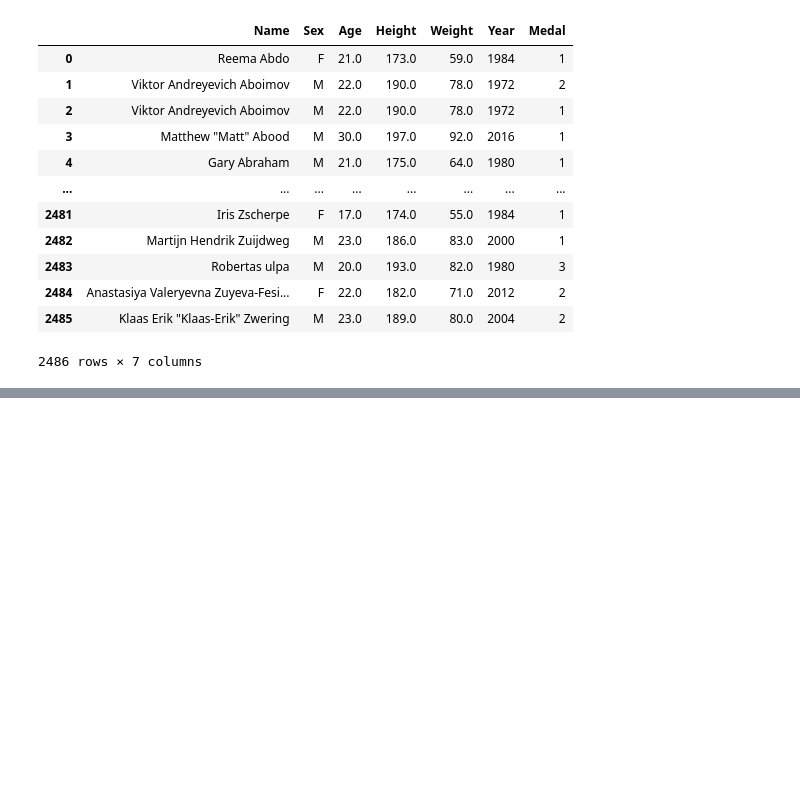
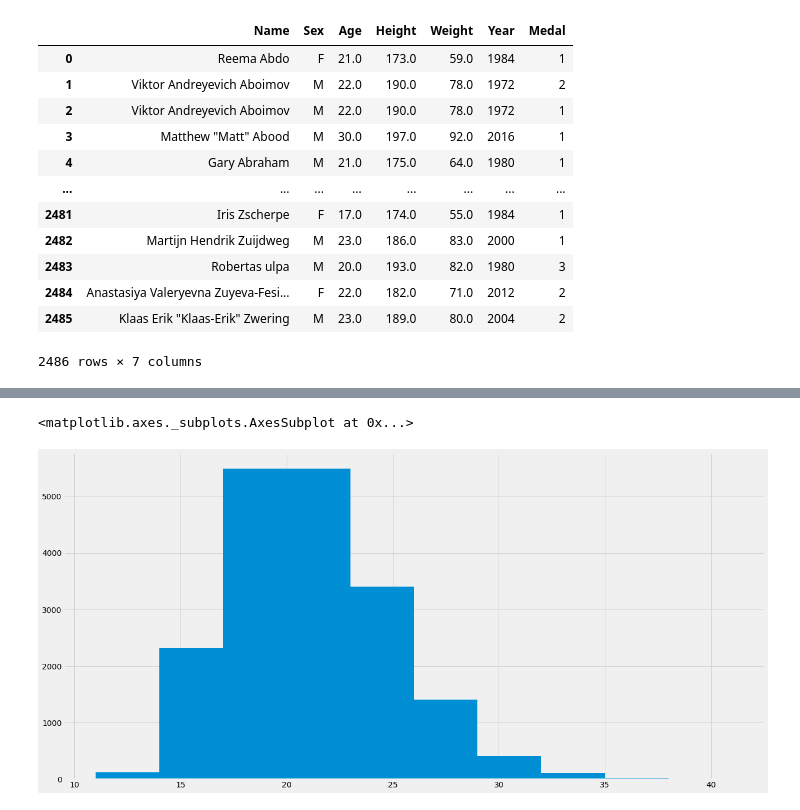
Before and after one commit to luciomuramatsu/olympics, a Jupyter notebook: firstRound.ipynb, the cells around one changed output, grey strips where cells are left out. Cells and saved outputs as stored; diff of their text form; code cells hidden in the pictures; blank space fills up the shorter version.

```diff
--- a/firstRound.ipynb
+++ b/firstRound.ipynb
@@ -156,0 +333,6 @@ swimming.Height.hist()
+# %%
+plt.figure(figsize=(20, 10))
+swimming.Age.hist()
+# %% [output]
+<matplotlib.axes._subplots.AxesSubplot at 0x...>
+[figure, added]
```
Also changed, not shown: parts of 117 cells of this notebook, 4 other files.
